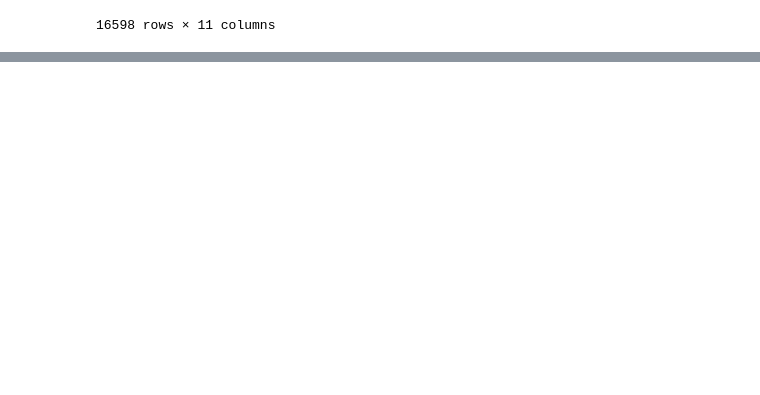
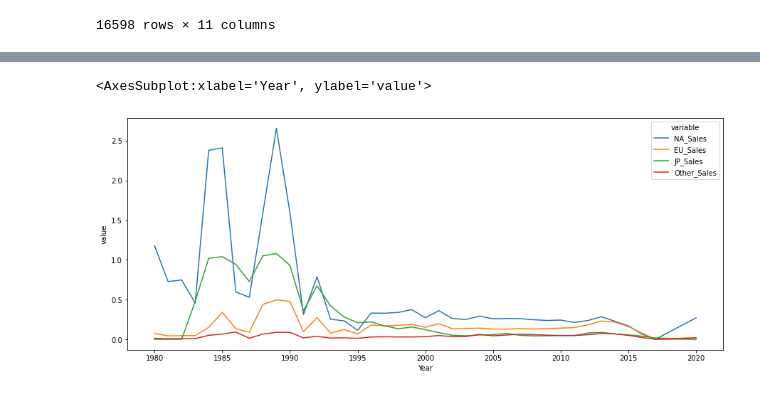
Before and after one commit to paulaked/data25-visualisations, a Jupyter notebook: DataVisualisation/DataViz.ipynb, the cells around one changed output, grey strips where cells are left out. Cells and saved outputs as stored; diff of their text form; code cells hidden in the pictures; blank space fills up the shorter version.

```diff
--- a/DataVisualisation/DataViz.ipynb
+++ b/DataVisualisation/DataViz.ipynb
@@ -90,0 +110,3 @@ sb.barplot(x='Genre', y='Global_Sales', data=df, ci=None)
+# %%
+# Convert data into helpful new table.
+df2 = df[['Year', 'NA_Sales', 'EU_Sales', 'JP_Sales', 'Other_Sales']]
@@ -90,0 +129,7 @@ sb.barplot(x='Genre', y='Global_Sales', data=df, ci=None)
+# %%
+# Compare sales over time for all different regions.
+plt.figure(figsize=(15,6))
+sb.lineplot(x='Year', y='value', hue='variable', data=pd.melt(df2, ['Year']), ci=None)
+# %% [output]
+<AxesSubplot:xlabel='Year', ylabel='value'>
+[figure, added]
```
Also changed, not shown: parts of 10 cells of this notebook.
